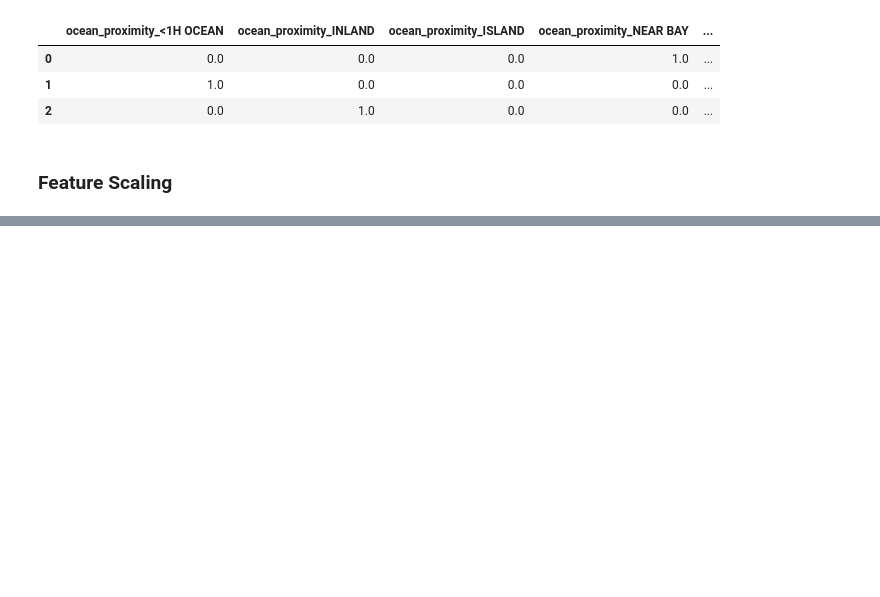
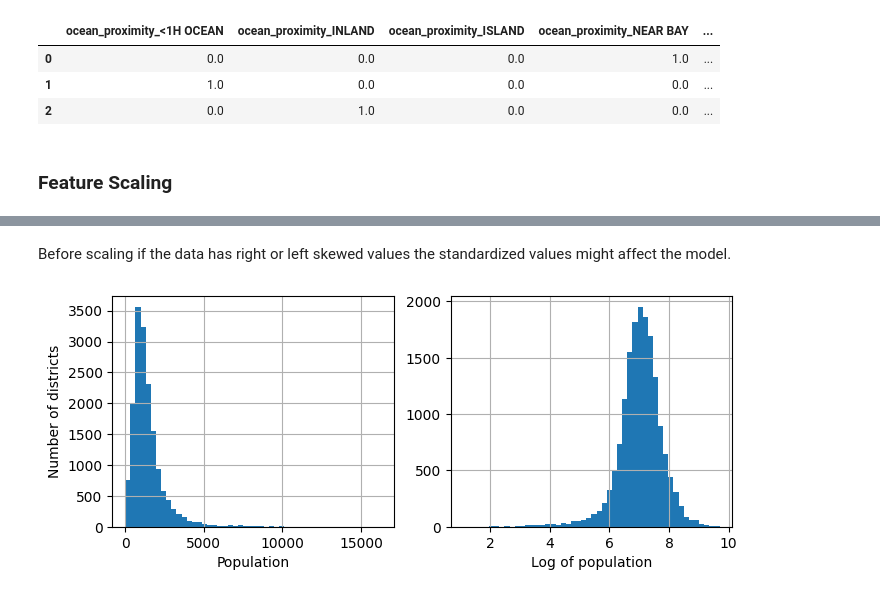
Before and after one commit to gunabalan-0411/Machine-Learning, a Jupyter notebook: Linear Regression.ipynb, the cells around one changed output, grey strips where cells are left out. Saved outputs shown, nothing was run; the diff lists cells and outputs as text; code cells hidden in the pictures; blank space fills up the shorter version.

```diff
--- a/Linear Regression.ipynb
+++ b/Linear Regression.ipynb
@@ -368,0 +375,16 @@ housing_num.head
+# %% [markdown]
+Before scaling if the data has right or left skewed values the standardized values might affect the model.
+# %%
+# to fix this we can replace the value with its square root value(for right skewed data)
+# for really long tail, we can take logarithm
+fix, axs = plt.subplots(1,2, figsize = (8,3))
+
+housing['population'].hist(ax = axs[0], bins=50)
+housing['population'].apply(np.log).hist(ax = axs[1], bins=50)
+axs[0].set_xlabel("Population")
+axs[1].set_xlabel("Log of population")
+axs[0].set_ylabel("Number of districts")
+
+plt.show()
+# %% [output]
+[figure, added]
```
Also changed, not shown: parts of 3 cells of this notebook.
